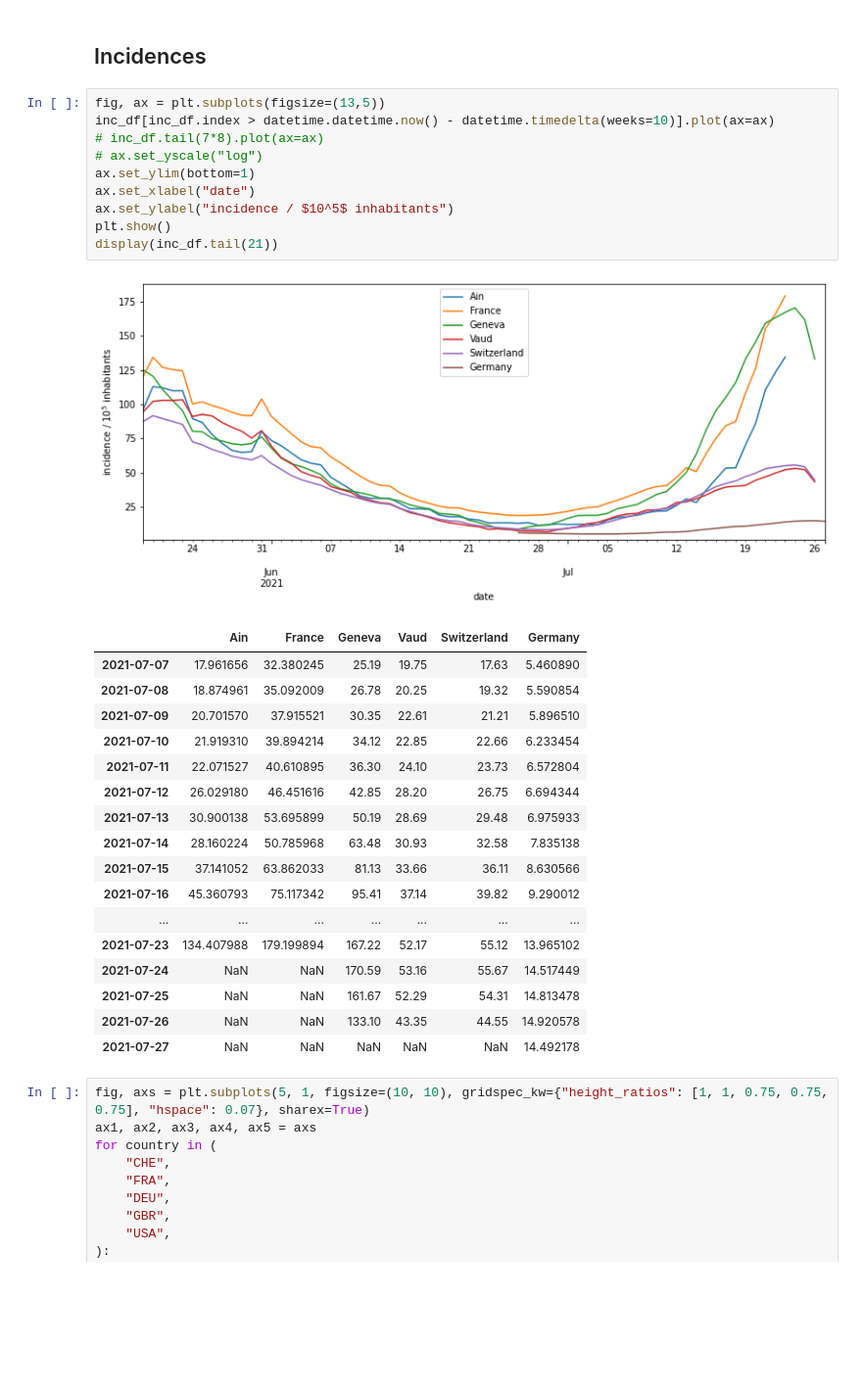
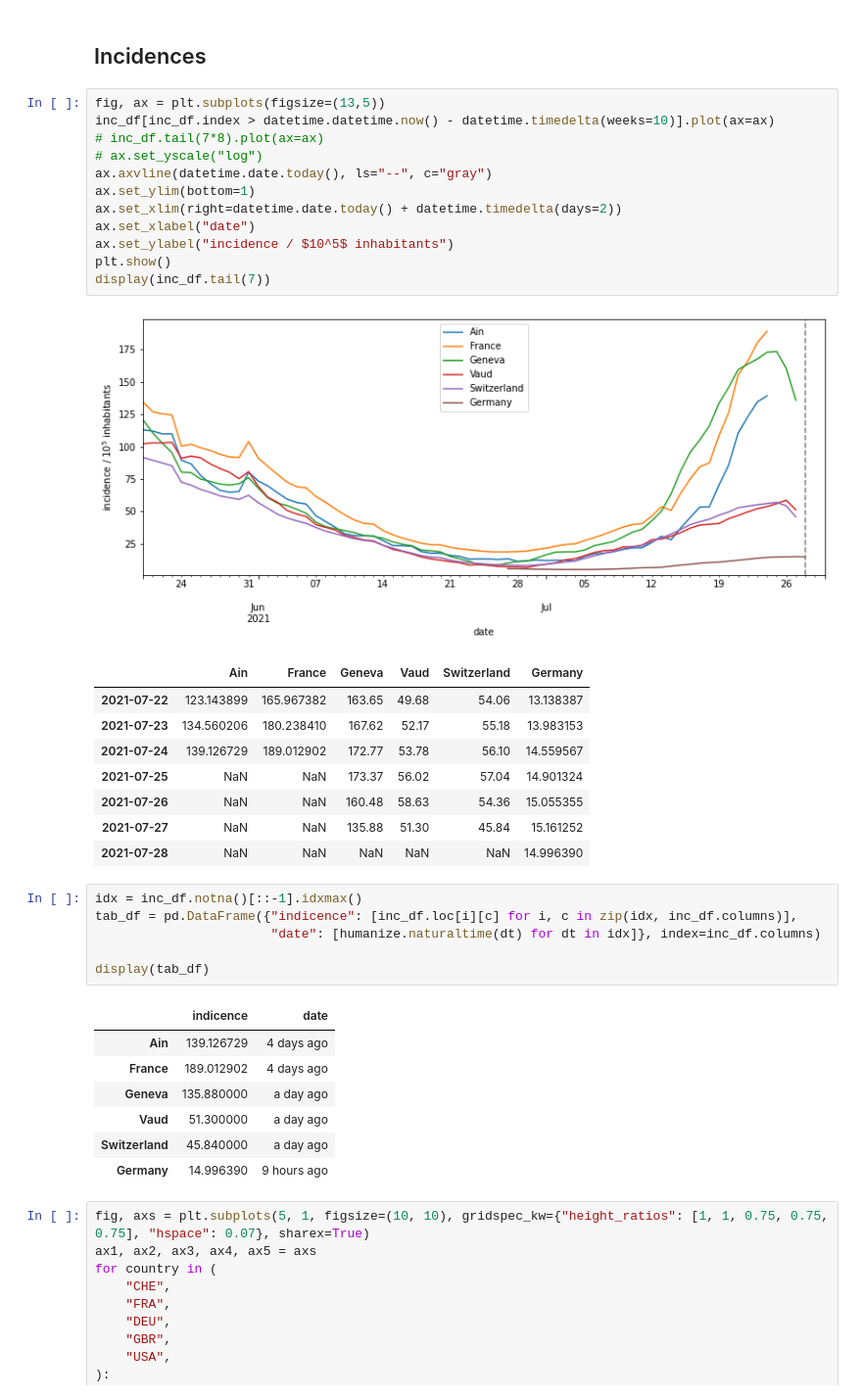
Before and after one commit to robertlangenberg/covid19, a Jupyter notebook: Covid.ipynb, the cells around one changed output. Shown: that part at 98% size. Drawn from its saved outputs; the diff is of its cells as text; blank space fills up the shorter version.

```diff
--- a/Covid.ipynb
+++ b/Covid.ipynb
@@ -82,32 +83,39 @@ inc_df = reduce(lambda l, r: l.join(r, how="outer"), [
 # %%
 fig, ax = plt.subplots(figsize=(13,5))
 inc_df[inc_df.index > datetime.datetime.now() - datetime.timedelta(weeks=10)].plot(ax=ax)
 # inc_df.tail(7*8).plot(ax=ax)
 # ax.set_yscale("log")
+ax.axvline(datetime.date.today(), ls="--", c="gray")
 ax.set_ylim(bottom=1)
+ax.set_xlim(right=datetime.date.today() + datetime.timedelta(days=2))
 ax.set_xlabel("date")
 ax.set_ylabel("incidence / $10^5$ inhabitants")
 plt.show()
-display(inc_df.tail(21))
+display(inc_df.tail(7))
 # %% [output]
-[figure, old version]
+[figure, new version]
 |  | Ain | France | Geneva | Vaud | Switzerland | Germany |
-| 2021-07-07 | 17.961656 | 32.380245 | 25.19 | 19.75 | 17.63 | 5.460890 |
-| 2021-07-08 | 18.874961 | 35.092009 | 26.78 | 20.25 | 19.32 | 5.590854 |
-| 2021-07-09 | 20.701570 | 37.915521 | 30.35 | 22.61 | 21.21 | 5.896510 |
-| 2021-07-10 | 21.919310 | 39.894214 | 34.12 | 22.85 | 22.66 | 6.233454 |
-| 2021-07-11 | 22.071527 | 40.610895 | 36.30 | 24.10 | 23.73 | 6.572804 |
-| 2021-07-12 | 26.029180 | 46.451616 | 42.85 | 28.20 | 26.75 | 6.694344 |
-| 2021-07-13 | 30.900138 | 53.695899 | 50.19 | 28.69 | 29.48 | 6.975933 |
-| 2021-07-14 | 28.160224 | 50.785968 | 63.48 | 30.93 | 32.58 | 7.835138 |
-| 2021-07-15 | 37.141052 | 63.862033 | 81.13 | 33.66 | 36.11 | 8.630566 |
-| 2021-07-16 | 45.360793 | 75.117342 | 95.41 | 37.14 | 39.82 | 9.290012 |
-| ... | ... | ... | ... | ... | ... | ... |
-| 2021-07-23 | 134.407988 | 179.199894 | 167.22 | 52.17 | 55.12 | 13.965102 |
-| 2021-07-24 | NaN | NaN | 170.59 | 53.16 | 55.67 | 14.517449 |
-| 2021-07-25 | NaN | NaN | 161.67 | 52.29 | 54.31 | 14.813478 |
-| 2021-07-26 | NaN | NaN | 133.10 | 43.35 | 44.55 | 14.920578 |
-| 2021-07-27 | NaN | NaN | NaN | NaN | NaN | 14.492178 |
+| 2021-07-22 | 123.143899 | 165.967382 | 163.65 | 49.68 | 54.06 | 13.138387 |
+| 2021-07-23 | 134.560206 | 180.238410 | 167.62 | 52.17 | 55.18 | 13.983153 |
+| 2021-07-24 | 139.126729 | 189.012902 | 172.77 | 53.78 | 56.10 | 14.559567 |
+| 2021-07-25 | NaN | NaN | 173.37 | 56.02 | 57.04 | 14.901324 |
+| 2021-07-26 | NaN | NaN | 160.48 | 58.63 | 54.36 | 15.055355 |
+| 2021-07-27 | NaN | NaN | 135.88 | 51.30 | 45.84 | 15.161252 |
+| 2021-07-28 | NaN | NaN | NaN | NaN | NaN | 14.996390 |
+# %%
+idx = inc_df.notna()[::-1].idxmax()
+tab_df = pd.DataFrame({"indicence": [inc_df.loc[i][c] for i, c in zip(idx, inc_df.columns)],
+                       "date": [humanize.naturaltime(dt) for dt in idx]}, index=inc_df.columns)
+
+display(tab_df)
+# %% [output]
+|  | indicence | date |
+| Ain | 139.126729 | 4 days ago |
+| France | 189.012902 | 4 days ago |
+| Geneva | 135.880000 | a day ago |
+| Vaud | 51.300000 | a day ago |
+| Switzerland | 45.840000 | a day ago |
+| Germany | 14.996390 | 9 hours ago |
 # %%
 fig, axs = plt.subplots(5, 1, figsize=(10, 10), gridspec_kw={"height_ratios": [1, 1, 0.75, 0.75, 0.75], "hspace": 0.07}, sharex=True)
 ax1, ax2, ax3, ax4, ax5 = axs
```
Also changed, not shown: parts of 2 cells of this notebook, 1 other file.
